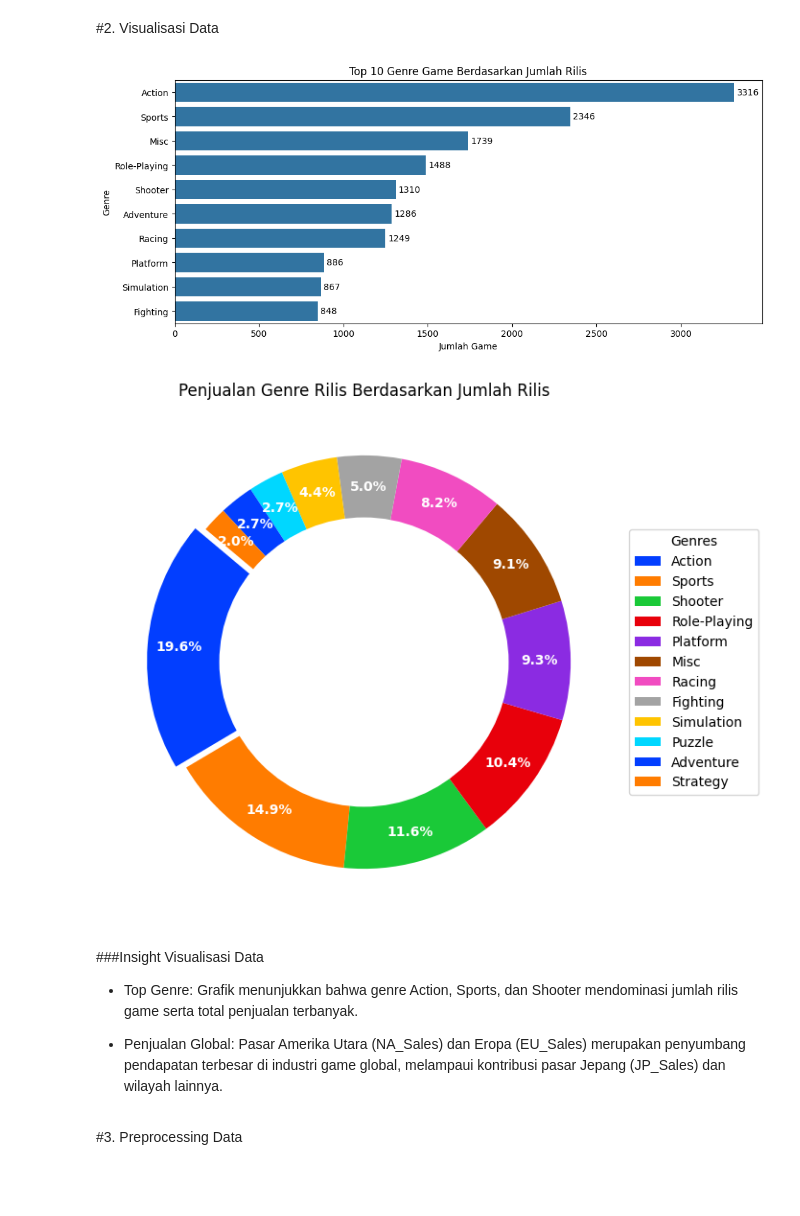
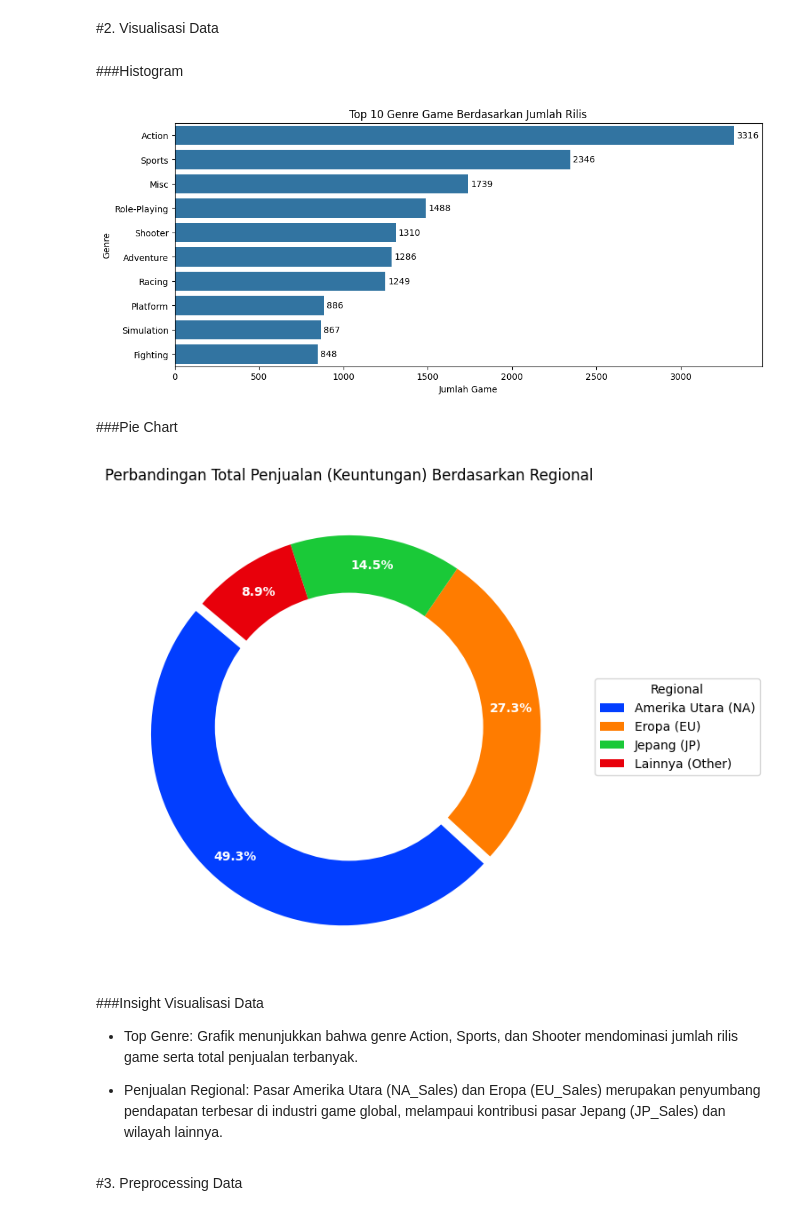
Before and after one commit to Aditya-4606/Supervised-Unsupervised-Learning, a Jupyter notebook: Supervised Unsupervised Learning.ipynb, the cells around one changed output. Drawn from its saved outputs; the diff is of its cells as text; code cells hidden in the pictures; blank space fills up the shorter version.

```diff
--- a/Supervised Unsupervised Learning.ipynb
+++ b/Supervised Unsupervised Learning.ipynb
@@ -58,51 +58,63 @@ Isi folder: ['vgsales.csv']
 | 4 | 5 | Pokemon Red/Pokemon Blue | GB | 1996.0 | Role-Playing | Nintendo | 11.27 | 8.89 | 10.22 | 1.00 | ... |
 # %% [markdown]
 #2. Visualisasi Data
+# %% [markdown]
+###Histogram
+# %%
+plt.figure(figsize=(12, 5))
+ax=sns.countplot(y=df['Genre'], order=df['Genre'].value_counts().index[:10])
+for container in ax.containers:
+  ax.bar_label(container, padding=3)
+
+plt.title('Top 10 Genre Game Berdasarkan Jumlah Rilis')
+plt.xlabel('Jumlah Game')
+plt.ylabel('Genre')
+plt.show()
+# %% [output]
+[figure, added]
+# %% [markdown]
+###Pie Chart
 # %%
-#Histogram: Menampilkan Urutan Genre Game Terpopuler
-plt.figure(figsize=(12, 5))
-ax=sns.countplot(y=df['Genre'], order=df['Genre'].value_counts().index[:10])
-for container in ax.containers:
-  ax.bar_label(container, padding=3)
+total_na = df['NA_Sales'].sum()
+total_eu = df['EU_Sales'].sum()
+total_jp = df['JP_Sales'].sum()
+total_other = df['Other_Sales'].sum()
 
-plt.title('Top 10 Genre Game Berdasarkan Jumlah Rilis')
-plt.xlabel('Jumlah Game')
-plt.ylabel('Genre')
-plt.show()
+regions = ['Amerika Utara (NA)', 'Eropa (EU)', 'Jepang (JP)', 'Lainnya (Other)']
+sales = [total_na, total_eu, total_jp, total_other]
 
-print("")
-
-#Pie Chart
-genre_global = df.groupby("Genre")["Global_Sales"].sum().sort_values(ascending=False)
+# Pie Chart
 plt.figure(figsize=(7, 7))
-colors = sns.color_palette("bright", len(genre_global))
-explode = [0.05] + [0] * (len(genre_global) - 1)
+colors = sns.color_palette("bright", len(regions))
+explode = [0.05, 0, 0, 0]  # Memberikan efek ledakan pada bagian terbesar (NA)
 
 wedges, texts, autotexts = plt.pie(
-    genre_global,
+    sales,
     labels=None,
     autopct='%1.1f%%',
     startangle=140,
     colors=colors,
     explode=explode,
     pctdistance=0.85,
     textprops={'color':"white", 'weight':'bold'}
 )
+
+# Membuat bentuk Donut (opsional, mengikuti style kode Anda sebelumnya)
 centre_circle = plt.Circle((0,0),0.70,fc='#FFFFFF')
 fig = plt.gcf()
 fig.gca().add_artist(centre_circle)
 
-plt.title('Penjualan Genre Rilis Berdasarkan Jumlah Rilis')
-plt.legend(wedges, genre_global.index, title="Genres", loc="center left", bbox_to_anchor=(1, 0, 0.5, 1))
+plt.title('Perbandingan Total Penjualan (Keuntungan) Berdasarkan Regional')
+plt.legend(wedges, regions, title="Regional", loc="center left", bbox_to_anchor=(1, 0, 0.5, 1))
+plt.savefig('regional_sales_pie.png', bbox_inches='tight')
 plt.show()
 # %% [output]
-[figure, old version]
+[figure, new version]
-[figure, removed]
 # %% [markdown]
 ###Insight Visualisasi Data
 - Top Genre: Grafik menunjukkan bahwa genre Action, Sports, dan Shooter mendominasi jumlah rilis game serta total penjualan terbanyak.
 
-- Penjualan Global: Pasar Amerika Utara (NA_Sales) dan Eropa (EU_Sales) merupakan penyumbang pendapatan terbesar di industri game global, melampaui kontribusi pasar Jepang (JP_Sales) dan wilayah lainnya.
+- Penjualan Regional: Pasar Amerika Utara (NA_Sales) dan Eropa (EU_Sales) merupakan penyumbang pendapatan terbesar di industri game global, melampaui kontribusi pasar Jepang (JP_Sales) dan wilayah lainnya.
 # %% [markdown]
 #3. Preprocessing Data
 # %%
```
